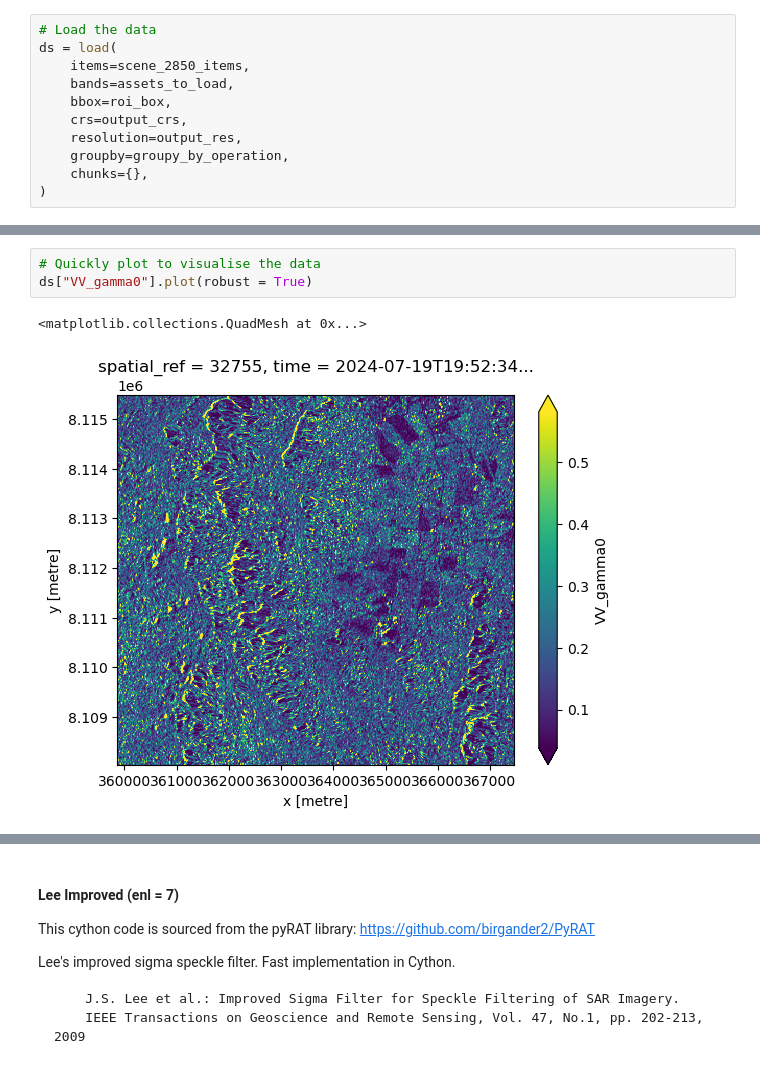
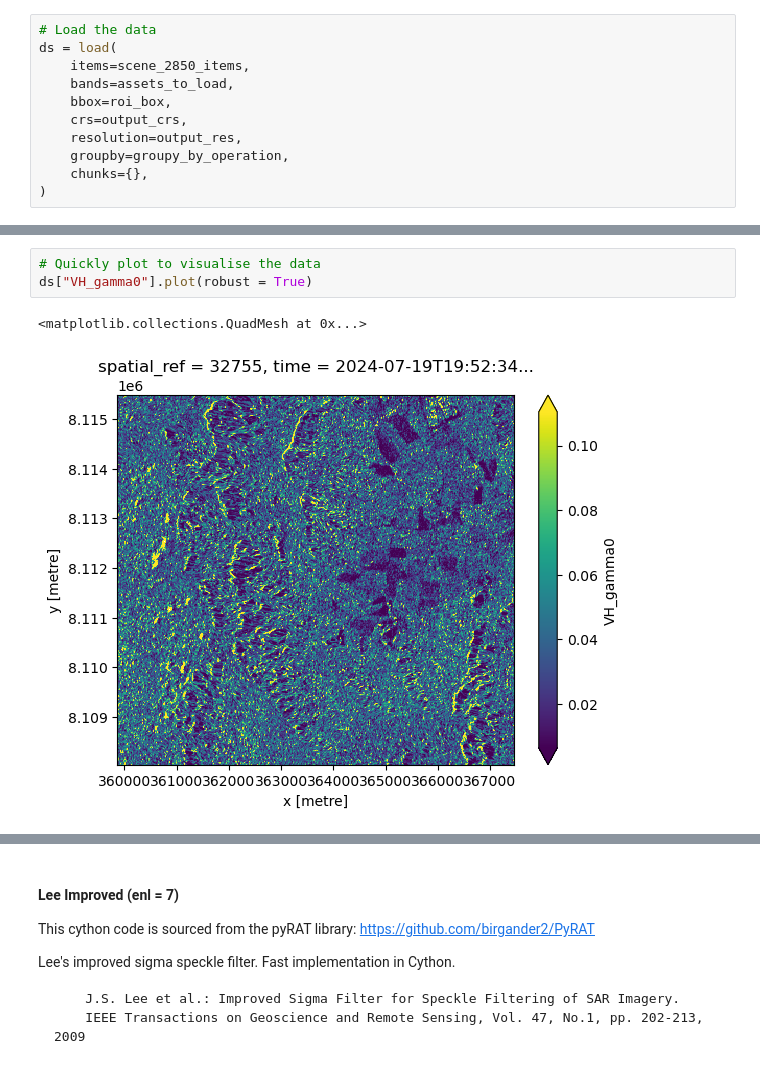
Before and after one commit to cbur24/sentinel-1-hackathon, a Jupyter notebook: notebooks/despeckle/testing_new_algorithms.ipynb, the cells around one changed output, grey strips where cells are left out. Drawn from its saved outputs; the diff is of its cells as text.

```diff
--- a/notebooks/despeckle/testing_new_algorithms.ipynb
+++ b/notebooks/despeckle/testing_new_algorithms.ipynb
@@ -111,9 +123,9 @@ Data variables:
 # %%
 # Quickly plot to visualise the data
-ds["VV_gamma0"].plot(robust = True)
+ds["VH_gamma0"].plot(robust = True)
 # %% [output]
 <matplotlib.collections.QuadMesh at 0x...>
-[figure, old version]
+[figure, new version]
 # %%
 ds["number_of_looks"].plot(robust = True)
 # %% [output]
```
Also changed, not shown: parts of 24 cells of this notebook, 1 other file.
